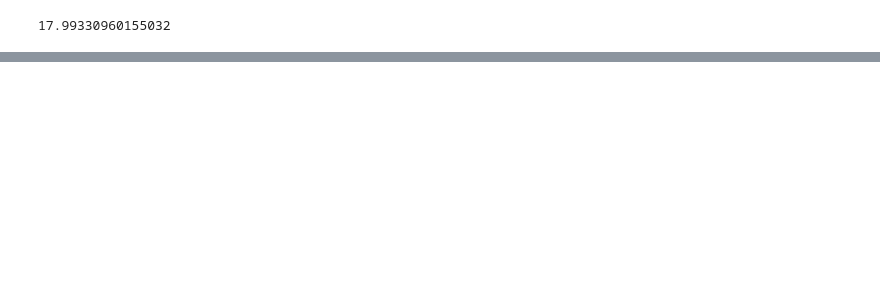
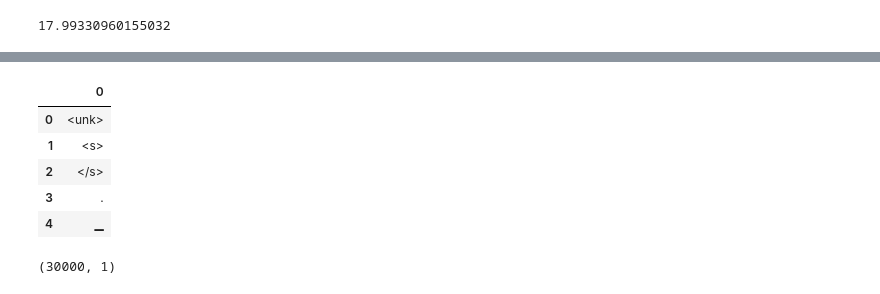
Before and after one commit to goru001/nlp-for-marathi, a Jupyter notebook: language-model/Marathi_Language_Model.ipynb, the cells around one changed output, grey strips where cells are left out. Saved outputs shown, nothing was run; the diff lists cells and outputs as text; code cells hidden in the pictures; blank space fills up the shorter version.

```diff
--- a/language-model/Marathi_Language_Model.ipynb
+++ b/language-model/Marathi_Language_Model.ipynb
@@ -195,0 +258,15 @@ np.exp(2.89)
+# %%
+df2 = pd.DataFrame(itos)
+# %%
+df2.head()
+# %% [output]
+|  | 0 |
+| 0 | <unk> |
+| 1 | <s> |
+| 2 | </s> |
+| 3 | . |
+| 4 | ▁ |
+# %%
+df2.shape
+# %% [output]
+(30000, 1)
```
Also changed, not shown: parts of 25 cells of this notebook, 7 other files.
